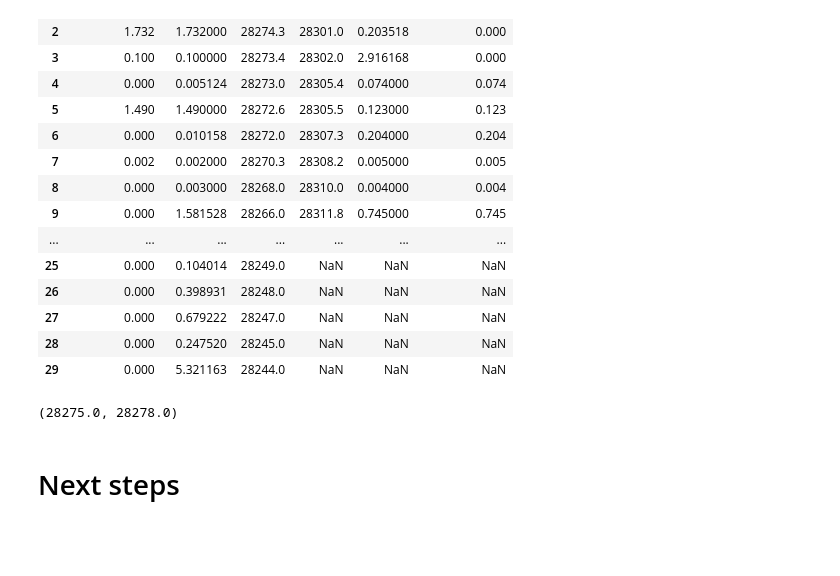
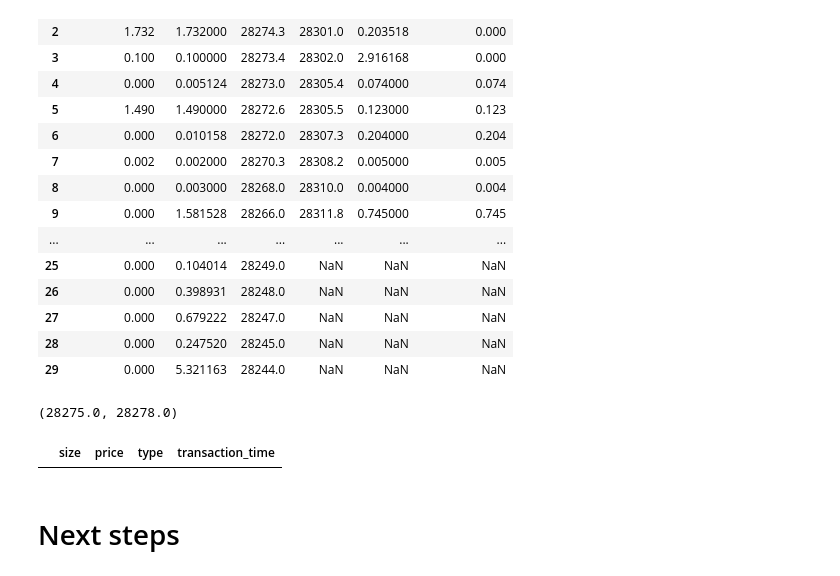
Before and after one commit to AndresLaresBarragan/MyST_XEMM, a Jupyter notebook: working_session.ipynb, the cells around one changed output. Cells and saved outputs as stored; diff of their text form; code cells hidden in the pictures; blank space fills up the shorter version.

```diff
--- a/working_session.ipynb
+++ b/working_session.ipynb
@@ -398,6 +418,10 @@ bit_ob
 new_top
 # %% [output]
 (28275.0, 28278.0)
+# %%
+levels_added
+# %% [output]
+|  | size | price | type | transaction_time |
 # %%
 krak_ask.reset_index(drop=True, inplace=True)
 krak_ob = pd.concat([krak_bid, krak_ask], axis=1)
```
Also changed, not shown: parts of 4 cells of this notebook, 2 other files.
